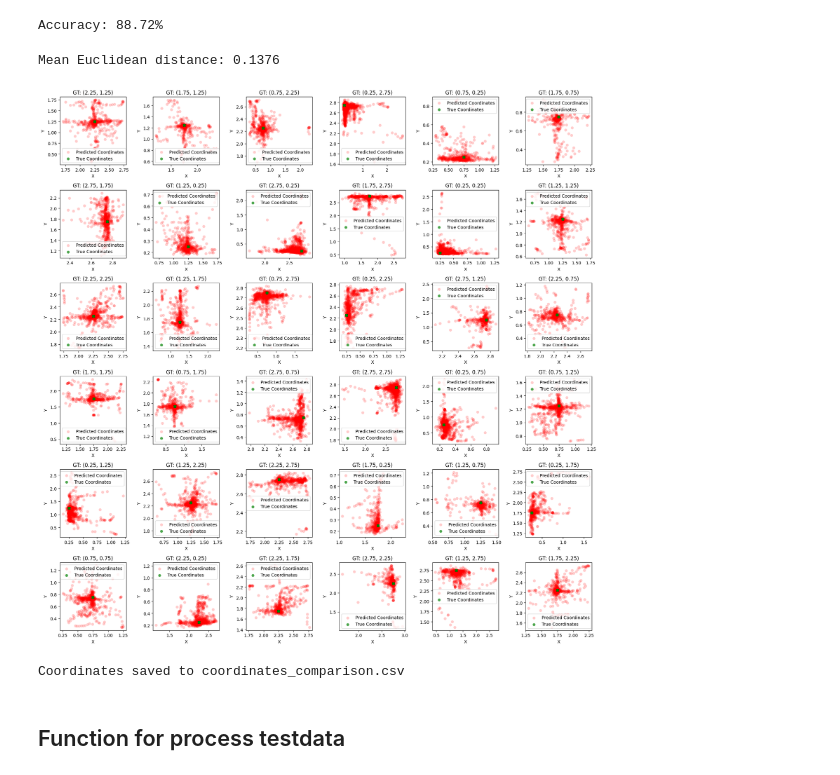
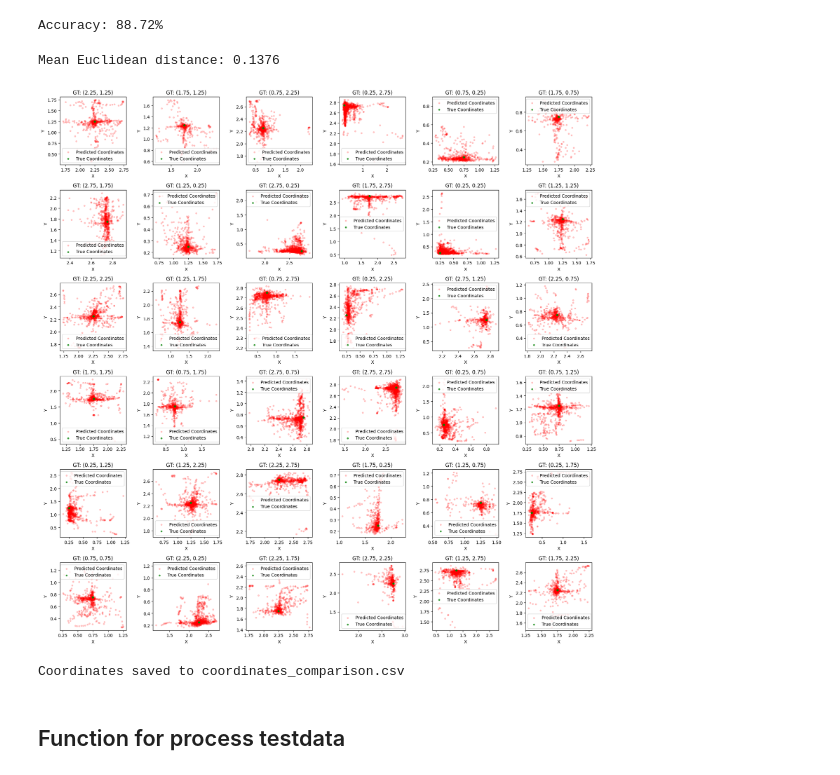
Before and after one commit to krypt0n96e/ML_for_PIR_array, a Jupyter notebook: CNN_RNN_pj1_test_v04.ipynb, the cells around one changed output. Drawn from its saved outputs; the diff is of its cells as text; code cells hidden in the pictures.

```diff
--- a/CNN_RNN_pj1_test_v04.ipynb
+++ b/CNN_RNN_pj1_test_v04.ipynb
@@ -380,36 +380,36 @@ with torch.no_grad():
 mean_distance = total_distance / number_sample
 print(f'Mean Euclidean distance: {mean_distance:.4f}')
 
 # Plot true vs predicted coordinates for each ground truth using subplot 6x6
 fig, axes = plt.subplots(6, 6, figsize=(18, 18))
 axes = axes.flatten()  # Flatten the 6x6 grid for easy iteration
 
 for idx, ((true_x, true_y), coords) in enumerate(ground_truth_dict.items()):
     true_coords = np.array(coords["true_coords"])
     predicted_coords = np.array(coords["predicted_coords"])
 
     ax = axes[idx]
-    ax.scatter(predicted_coords[:, 0], predicted_coords[:, 1], label='Predicted Coordinates', color='red', alpha=0.2,linewidths=0.3)
-    ax.scatter(true_coords[:, 0], true_coords[:, 1], label='True Coordinates', color='green', alpha=0.7,linewidths=0.3)
+    ax.scatter(predicted_coords[:, 0], predicted_coords[:, 1], label='Predicted Coordinates', color='red', alpha=0.2,s=10)
+    ax.scatter(true_coords[:, 0], true_coords[:, 1], label='True Coordinates', color='green', alpha=0.7,s=10)
     ax.set_title(f'GT: ({true_x:.2f}, {true_y:.2f})')
     ax.set_xlabel('X')
     ax.set_ylabel('Y')
     ax.legend()
 
 # Adjust layout to avoid overlap
 plt.tight_layout()
 plt.show()
 
 # Save the true and predicted coordinates to a file for further analysis
 coords_file = 'coordinates_comparison.csv'
 with open(coords_file, 'w') as file:
     file.write('True_X,True_Y,Predicted_X,Predicted_Y\n')
     for true_coord, pred_coord in zip(all_true_coords, all_predicted_coords):
         file.write(f'{true_coord[0]},{true_coord[1]},{pred_coord[0]},{pred_coord[1]}\n')
 print(f'Coordinates saved to {coords_file}')
 # %% [output]
 Mean Euclidean distance: 0.1376
-[figure, old version]
+[figure, new version]
 Coordinates saved to coordinates_comparison.csv
 # %% [markdown]
 Function for process testdata
```
Also changed, not shown: parts of 2 cells of this notebook.
